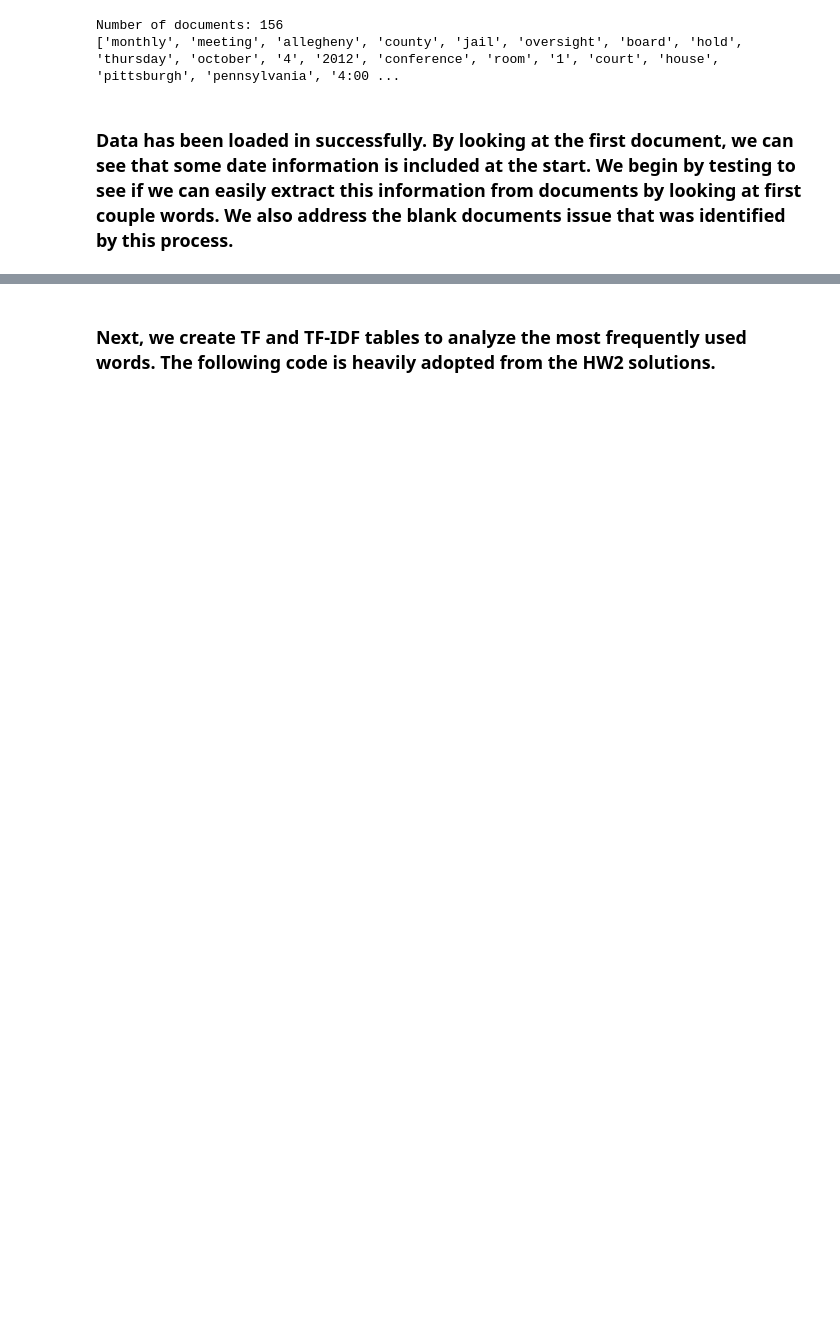
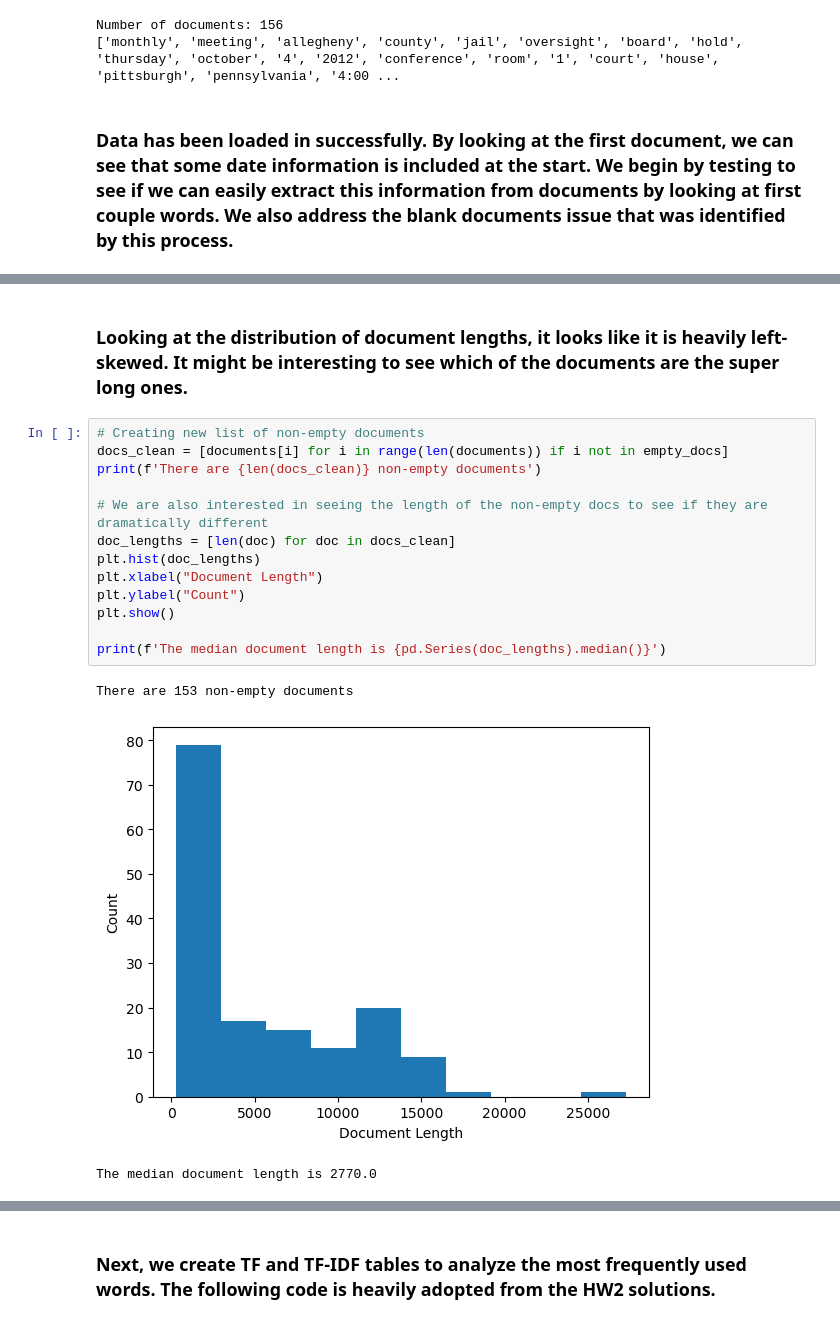
Before and after one commit to daesavellano/board_meeting_analysis, a Jupyter notebook: Code/1_0_N_Gram_Analysis.ipynb, the cells around one changed output, grey strips where cells are left out. Saved outputs shown, nothing was run; the diff lists cells and outputs as text; blank space fills up the shorter version.

```diff
--- a/Code/1_0_N_Gram_Analysis.ipynb
+++ b/Code/1_0_N_Gram_Analysis.ipynb
@@ -70,2 +72,21 @@ empty_docs # We probably want to remove these from analysis
 [34, 43, 44]
+# %% [markdown]
+### Looking at the distribution of document lengths, it looks like it is heavily left-skewed. It might be interesting to see which of the documents are the super long ones.
+# %%
+# Creating new list of non-empty documents
+docs_clean = [documents[i] for i in range(len(documents)) if i not in empty_docs]
+print(f'There are {len(docs_clean)} non-empty documents')
+
+# We are also interested in seeing the length of the non-empty docs to see if they are dramatically different
+doc_lengths = [len(doc) for doc in docs_clean]
+plt.hist(doc_lengths)
+plt.xlabel("Document Length")
+plt.ylabel("Count")
+plt.show()
+
+print(f'The median document length is {pd.Series(doc_lengths).median()}')
+# %% [output]
+There are 153 non-empty documents
+[figure, added]
+The median document length is 2770.0
 # %%
```
Also changed, not shown: parts of 11 cells of this notebook.
